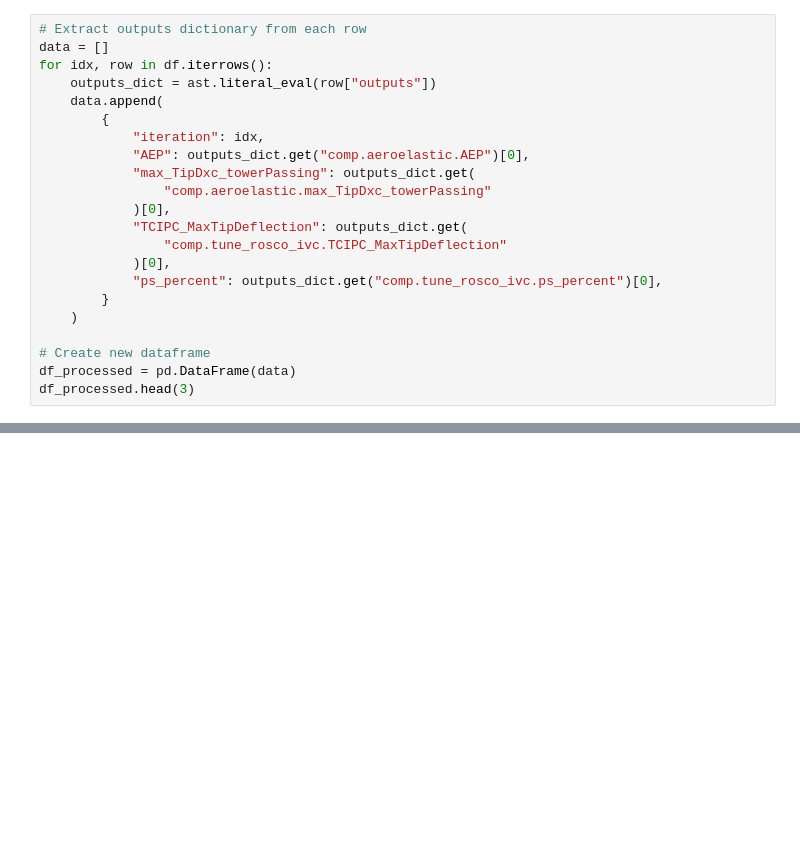
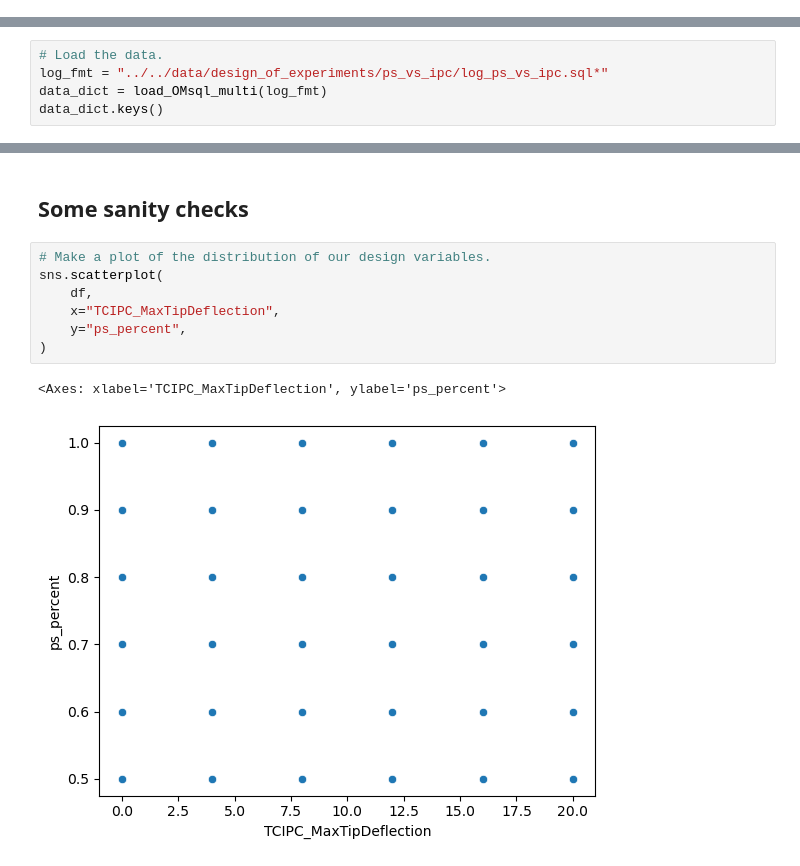
Before and after one commit to jesseishi/Tower-clearance-co-design, a Jupyter notebook: scripts/design_of_experiments/analyze.ipynb, the cells around one changed output, grey strips where cells are left out. Drawn from its saved outputs; the diff is of its cells as text; blank space fills up the shorter version.

```diff
--- a/scripts/design_of_experiments/analyze.ipynb
+++ b/scripts/design_of_experiments/analyze.ipynb
@@ -24,22 +0,0 @@ df.iloc[0].outputs
-# %%
-# Extract outputs dictionary from each row
-data = []
-for idx, row in df.iterrows():
-    outputs_dict = ast.literal_eval(row["outputs"])
-    data.append(
-        {
-            "iteration": idx,
-            "AEP": outputs_dict.get("comp.aeroelastic.AEP")[0],
-            "max_TipDxc_towerPassing": outputs_dict.get(
-                "comp.aeroelastic.max_TipDxc_towerPassing"
-            )[0],
-            "TCIPC_MaxTipDeflection": outputs_dict.get(
-                "comp.tune_rosco_ivc.TCIPC_MaxTipDeflection"
-            )[0],
-            "ps_percent": outputs_dict.get("comp.tune_rosco_ivc.ps_percent")[0],
-        }
-    )
-
-# Create new dataframe
-df_processed = pd.DataFrame(data)
-df_processed.head(3)
@@ -94,0 +18,5 @@ plt.show()
+# %%
+# Load the data.
+log_fmt = "../../data/design_of_experiments/ps_vs_ipc/log_ps_vs_ipc.sql*"
+data_dict = load_OMsql_multi(log_fmt)
+data_dict.keys()
@@ -94,0 +91,12 @@ plt.show()
+# %% [markdown]
+## Some sanity checks
+# %%
+# Make a plot of the distribution of our design variables.
+sns.scatterplot(
+    df,
+    x="TCIPC_MaxTipDeflection",
+    y="ps_percent",
+)
+# %% [output]
+<Axes: xlabel='TCIPC_MaxTipDeflection', ylabel='ps_percent'>
+[figure, added]
```
Also changed, not shown: parts of 24 cells of this notebook, 1 other file.
